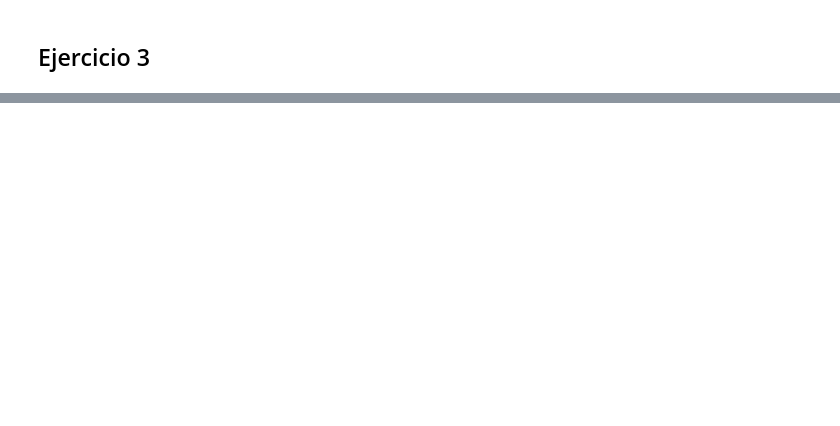
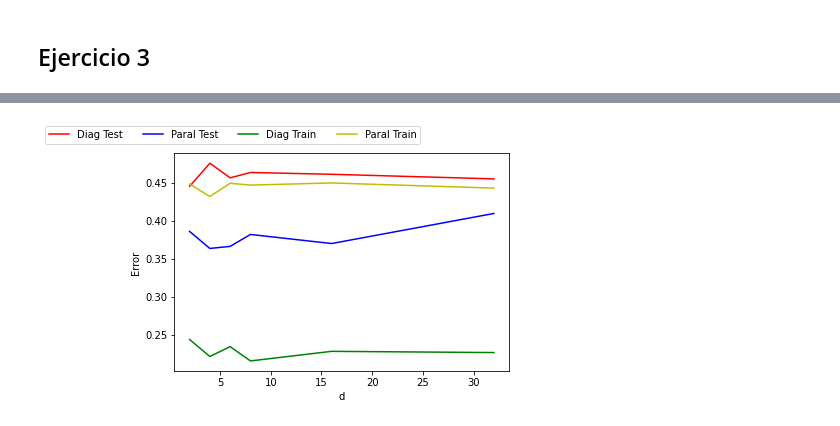
Before and after one commit to natimellino/IAA, a Jupyter notebook: TP1/ArbolesDecision.ipynb, the cells around one changed output, grey strips where cells are left out. Saved outputs shown, nothing was run; the diff lists cells and outputs as text; code cells hidden in the pictures; blank space fills up the shorter version.

```diff
--- a/TP1/ArbolesDecision.ipynb
+++ b/TP1/ArbolesDecision.ipynb
@@ -470,0 +531,92 @@ Analisis here
+# %%
+import pandas as pd
+import numpy as np
+from math import sqrt
+import math
+from typing import List
+from sklearn.model_selection import train_test_split
+from sklearn.tree import DecisionTreeClassifier
+from sklearn.datasets import load_iris
+from sklearn import tree
+from sklearn.metrics import accuracy_score
+
+ds = [2, 4, 6, 8, 16, 32]
+
+test_errors_a = []
+test_errors_b = []
+train_errors_a = []
+train_errors_b = []
+
+dd = []
+for d in ds:
+    for i in range(0, 20):
+        dd.append(d)
+        # Generamos el conjunto de testeo
+        test_a = generate_dataframe_a(d = d, n = 10000, C = 0.78)
+        test_set_a = test_a.loc[ : , ['0', '1'] ]
+        y_test_set_a = test_a.loc[:, 'Class']
+
+        test_b = generate_dataframe_b(d = d, n = 10000, C = 0.78)
+        test_set_b = test_b.loc[ : , ['0', '1'] ]
+        y_test_set_b = test_b.loc[:, 'Class']
+        # Generamos el conjunto de entrenamiento
+        train_set_a = generate_dataframe_a(d = 5, n = 250, C = c)
+        train_set_b = generate_dataframe_b(d = 5, n = 250, C = c)
+
+        # Creamos el árbol y lo entrenamos
+        Xtrain_a, ytrain_a = train_set_a.loc[ : , ['0', '1'] ], train_set_a.loc[:, 'Class']
+        clf_a = DecisionTreeClassifier(criterion="entropy",min_impurity_decrease=0.005,random_state=0,min_samples_leaf=5)
+        clf_a.fit(Xtrain_a, ytrain_a)
+
+        Xtrain_b, ytrain_b = train_set_b.loc[ : , ['0', '1'] ], train_set_b.loc[:, 'Class']
+        clf_b = DecisionTreeClassifier(criterion="entropy",min_impurity_decrease=0.005,random_state=0,min_samples_leaf=5)
+        clf_b.fit(Xtrain_b, ytrain_b)
+
+        # Predecimos sobre el conjunto de testeo
+        prediction_a = clf_a.predict(test_set_a)
+        prediction_b = clf_b.predict(test_set_b)
+        prediction_train_a = clf_a.predict(train_set_a.loc[ : , ['0', '1']])
+        prediction_train_b = clf_b.predict(train_set_a.loc[ : , ['0', '1']])
+
+        # Guardamos el error (1 - accuracy) sobre el conjunto de testeo.
+        test_errors_a.append(1 - accuracy_score(y_test_set_a, prediction_a))
+        test_errors_b.append(1 - accuracy_score(y_test_set_b, prediction_b))
+        train_errors_a.append(1 - accuracy_score(train_set_a.loc[:, 'Class'], prediction_train_a))
+        train_errors_b.append(1 - accuracy_score(train_set_b.loc[:, 'Class'], prediction_train_b))
+
+# Creamos los dataframes con cada valor de C y su respectivo error (20 errores por cada N habrá)
+df_a = pd.DataFrame({})
+df_a['d'] = dd
+df_a['Test Error'] = test_errors_a
+df_a['Train Error'] = train_errors_a
+
+df_b = pd.DataFrame({})
+df_b['d'] = dd
+df_b['Test Error'] = test_errors_b
+df_b['Train Error'] = train_errors_b
+
+# Agrupamos y calculamos el promedio de error para cada valor de C
+mean_test_error_a = df_a.groupby('d')['Test Error'].mean().to_numpy()
+mean_test_error_b = df_b.groupby('d')['Test Error'].mean().to_numpy()
+mean_train_error_a = df_a.groupby('d')['Train Error'].mean().to_numpy()
+mean_train_error_b = df_b.groupby('d')['Train Error'].mean().to_numpy()
+# Guardamos los resultados obtenidos en los dataframes
+error_df_a = pd.DataFrame({})
+error_df_a['d'] = ds
+error_df_a['Test Error'] = mean_test_error_a
+error_df_a['Train Error'] = mean_train_error_a
+
+error_df_b = pd.DataFrame({})
+error_df_b['d'] = ds
+error_df_b['Test Error'] = mean_test_error_b
+error_df_b['Train Error'] = mean_train_error_b
+
+# Graficamos
+plt.plot(error_df_a['d'], error_df_a['Test Error'], 'r')
+plt.plot(error_df_b['d'], error_df_b['Test Error'], 'b')
+plt.plot(error_df_a['d'], error_df_a['Train Error'], 'g')
+plt.plot(error_df_b['d'], error_df_b['Train Error'], 'y')
+plt.legend(['Diag Test', 'Paral Test', 'Diag Train', 'Paral Train'], bbox_to_anchor=(0.75, 1.15), ncol=4)
+plt.xlabel('d')
+plt.ylabel('Error')
+# %% [output]
@@ -470,0 +624 @@ Analisis here
+[figure, added]
```
Also changed, not shown: parts of 34 cells of this notebook.
